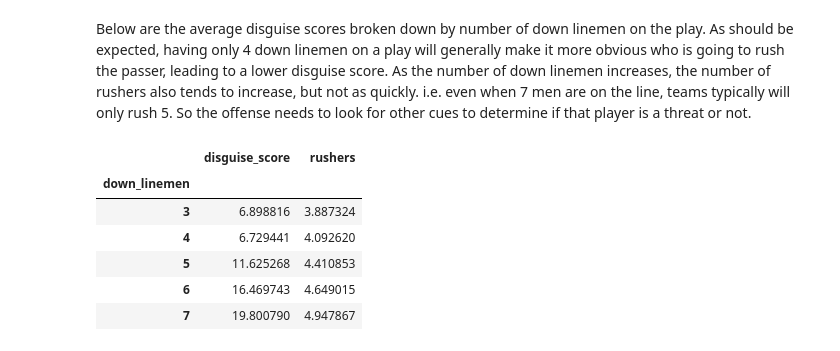
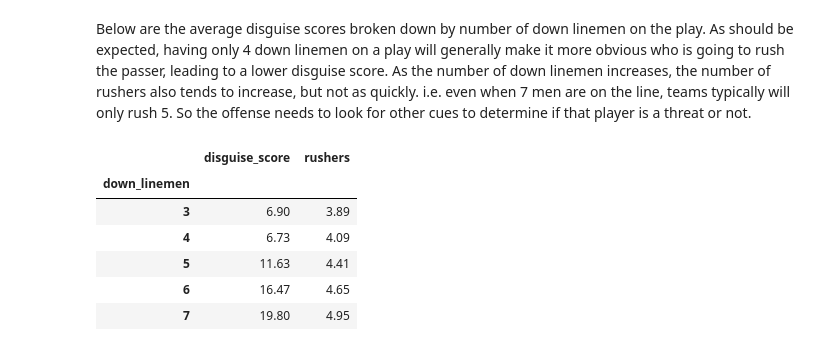
Before and after one commit to sebasdarius/data_science_portfolio, a Jupyter notebook: o_line_analysis/disguise_score.ipynb, the cells around one changed output. Cells and saved outputs as stored; diff of their text form; code cells hidden in the pictures.

```diff
--- a/o_line_analysis/disguise_score.ipynb
+++ b/o_line_analysis/disguise_score.ipynb
@@ -247,17 +247,17 @@ Below are the average disguise scores broken down by number of down linemen on t
 # %%
 from test_formations import get_vert_table, get_front_by_play
 
 vert_table = get_vert_table(df_flattened)
 front_by_play = get_front_by_play(vert_table)
 front_by_play = front_by_play[ (2 < front_by_play['down_linemen']) &\
                                  (front_by_play['down_linemen']< 8)]
 
-front_by_play.groupby('down_linemen').agg(np.mean)
+front_by_play.groupby('down_linemen').agg(np.mean).round(2)
 # %% [output]
 |  | disguise_score | rushers |
 | down_linemen |  |  |
-| 3 | 6.898816 | 3.887324 |
-| 4 | 6.729441 | 4.092620 |
-| 5 | 11.625268 | 4.410853 |
-| 6 | 16.469743 | 4.649015 |
-| 7 | 19.800790 | 4.947867 |
+| 3 | 6.90 | 3.89 |
+| 4 | 6.73 | 4.09 |
+| 5 | 11.63 | 4.41 |
+| 6 | 16.47 | 4.65 |
+| 7 | 19.80 | 4.95 |
```
Also changed, not shown: parts of 8 cells of this notebook, 1 other file.
